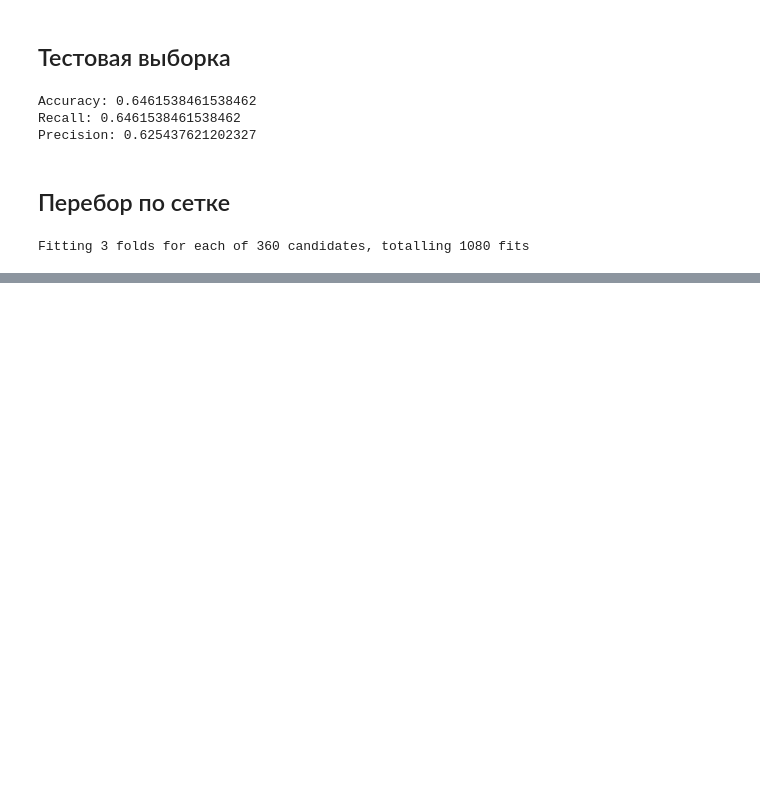
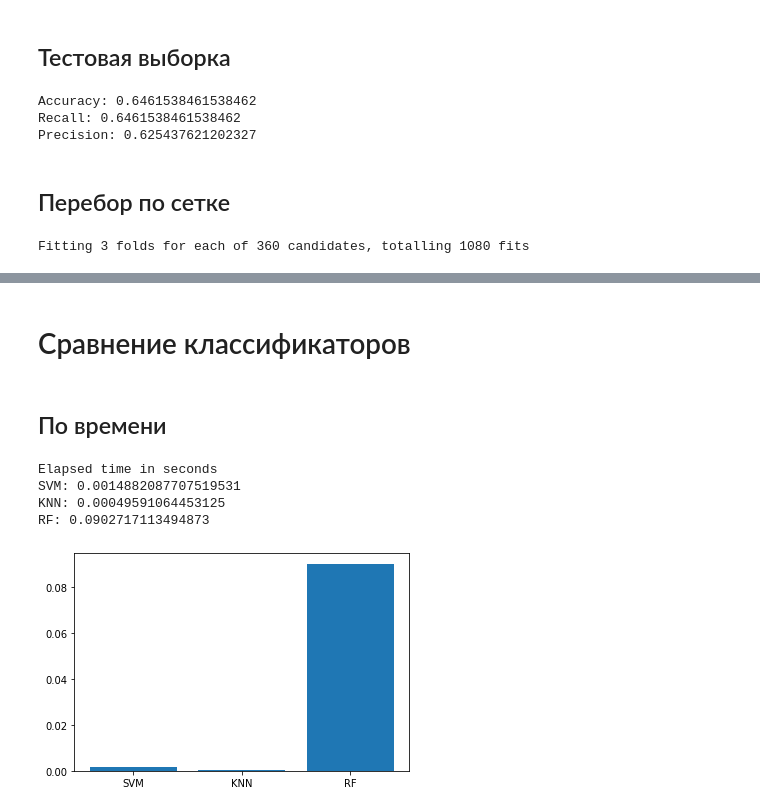
Before and after one commit to RivalLogorithm/laba_isit, a Jupyter notebook: 5_6/5_6.ipynb, the cells around one changed output, grey strips where cells are left out. Saved outputs shown, nothing was run; the diff lists cells and outputs as text; code cells hidden in the pictures; blank space fills up the shorter version.

```diff
--- a/5_6/5_6.ipynb
+++ b/5_6/5_6.ipynb
@@ -35,5 +36,9 @@ from sklearn.svm import SVC
 # %%
 svm = SVC()
 # %%
+t_1 = time.time()
 svm.fit(X_train, y_train)
+t_2 = time.time()
+time_svm = t_2-t_1
+print(time_svm)
 # %% [output]
@@ -246,5 +255,9 @@ from sklearn.neighbors import KNeighborsClassifier
 # %%
 knn = KNeighborsClassifier()
 # %%
+t_1 = time.time()
 knn.fit(X_train, y_train)
+t_2 = time.time()
+time_knn = t_2-t_1
+print(time_knn)
 # %% [output]
@@ -369,4 +386,7 @@ from sklearn.ensemble import RandomForestClassifier
 # %%
 rf = RandomForestClassifier()
 # %%
+t_1 = time.time()
 rf.fit(X_train, y_train)
+t_2 = time.time()
+time_rf = t_2-t_1
@@ -486,0 +509,4 @@ sns.scatterplot(x="comp-1", y="comp-2", hue=df_test_pred.y.tolist(),
+# %% [markdown]
+# Сравнение классификаторов
+# %% [markdown]
+## По времени
@@ -486,0 +515,11 @@ sns.scatterplot(x="comp-1", y="comp-2", hue=df_test_pred.y.tolist(),
+# %%
+time_data = [time_svm, time_knn, time_rf]
+axis = ['SVM', 'KNN', 'RF']
+plt.bar(axis, time_data)
+print("Elapsed time in seconds\nSVM: {}\nKNN: {}\nRF: {}".format(time_svm, time_knn, time_rf))
+# %% [output]
+Elapsed time in seconds
+SVM: 0.0014882087707519531
+KNN: 0.00049591064453125
+RF: 0.0902717113494873
+[figure, added]
```
Also changed, not shown: parts of 38 cells of this notebook.
